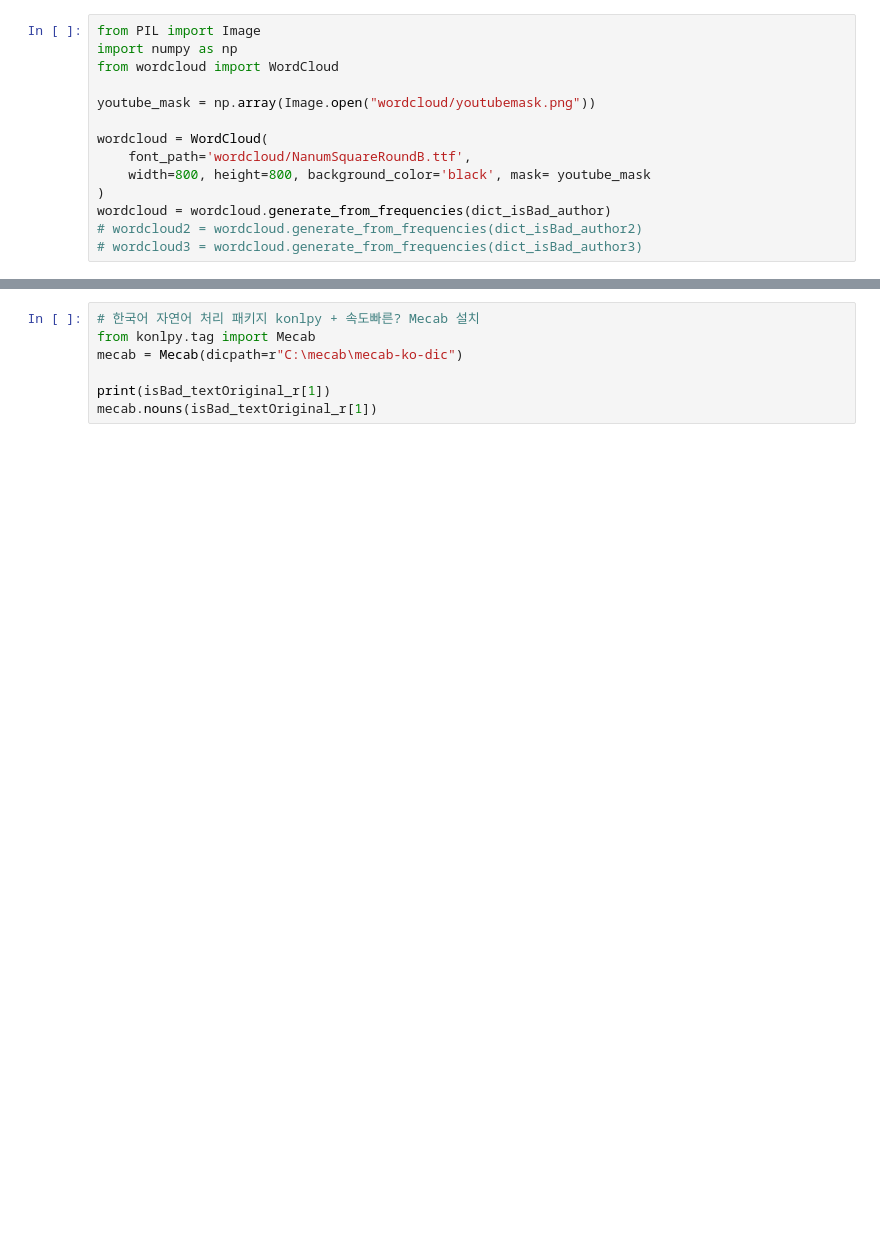
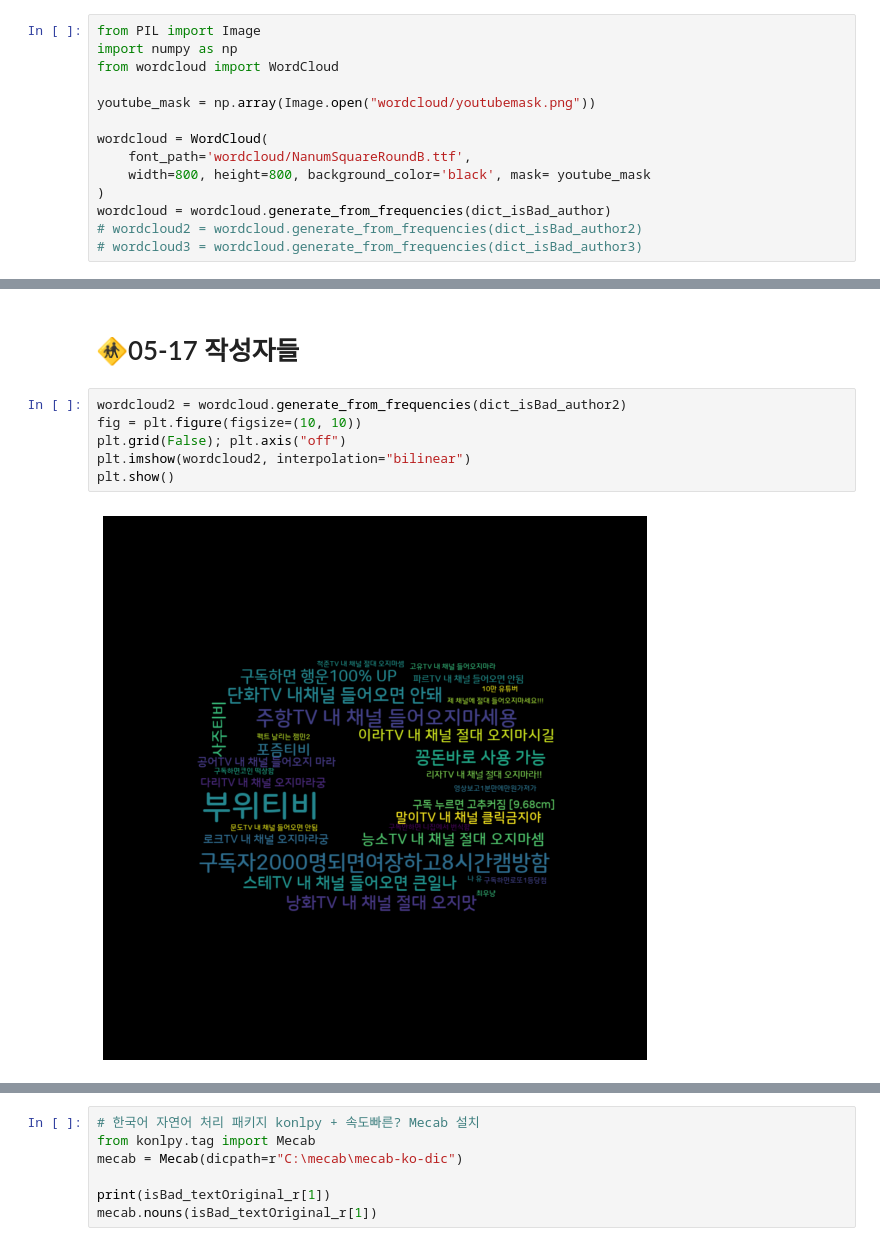
Before and after one commit to EasyBAMM/bigdata, a Jupyter notebook: scenario.ipynb, the cells around one changed output, grey strips where cells are left out. Cells and saved outputs as stored; diff of their text form; blank space fills up the shorter version.

```diff
--- a/scenario.ipynb
+++ b/scenario.ipynb
@@ -346,0 +346,10 @@ plt.show()
+# %% [markdown]
+# &#128696;05-17 작성자들
+# %%
+wordcloud2 = wordcloud.generate_from_frequencies(dict_isBad_author2)
+fig = plt.figure(figsize=(10, 10))
+plt.grid(False); plt.axis("off")
+plt.imshow(wordcloud2, interpolation="bilinear")
+plt.show()
+# %% [output]
+[figure, added]
```
Also changed, not shown: parts of 49 cells of this notebook, 7 other files.
